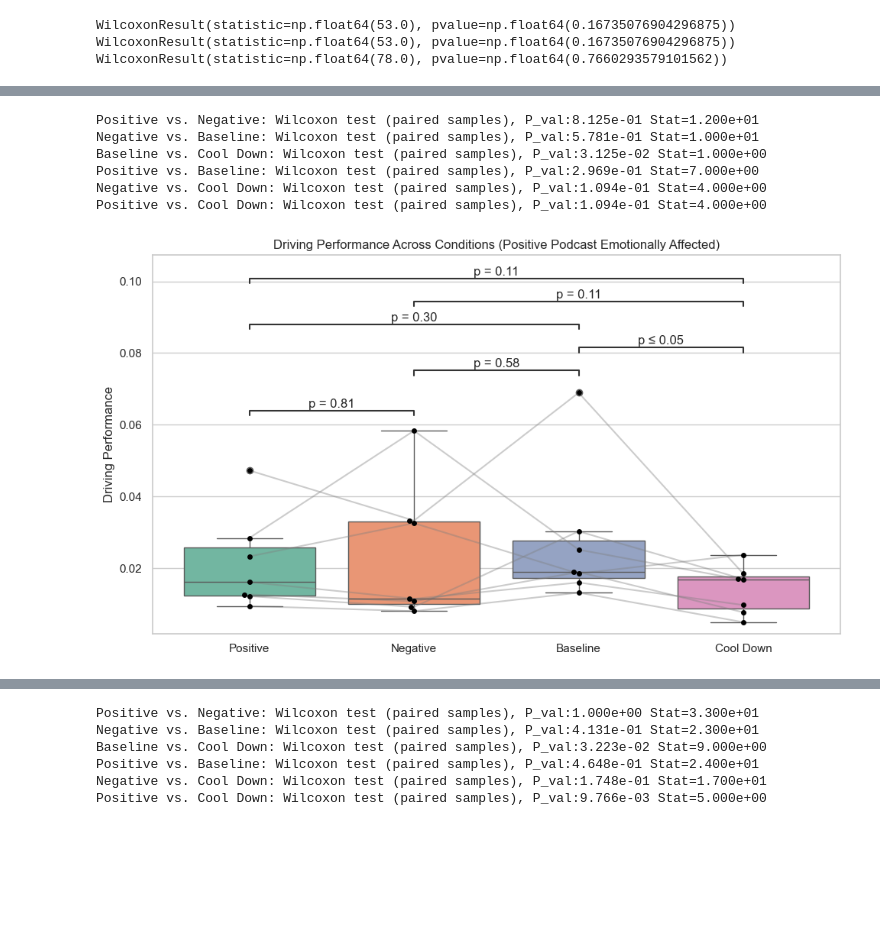
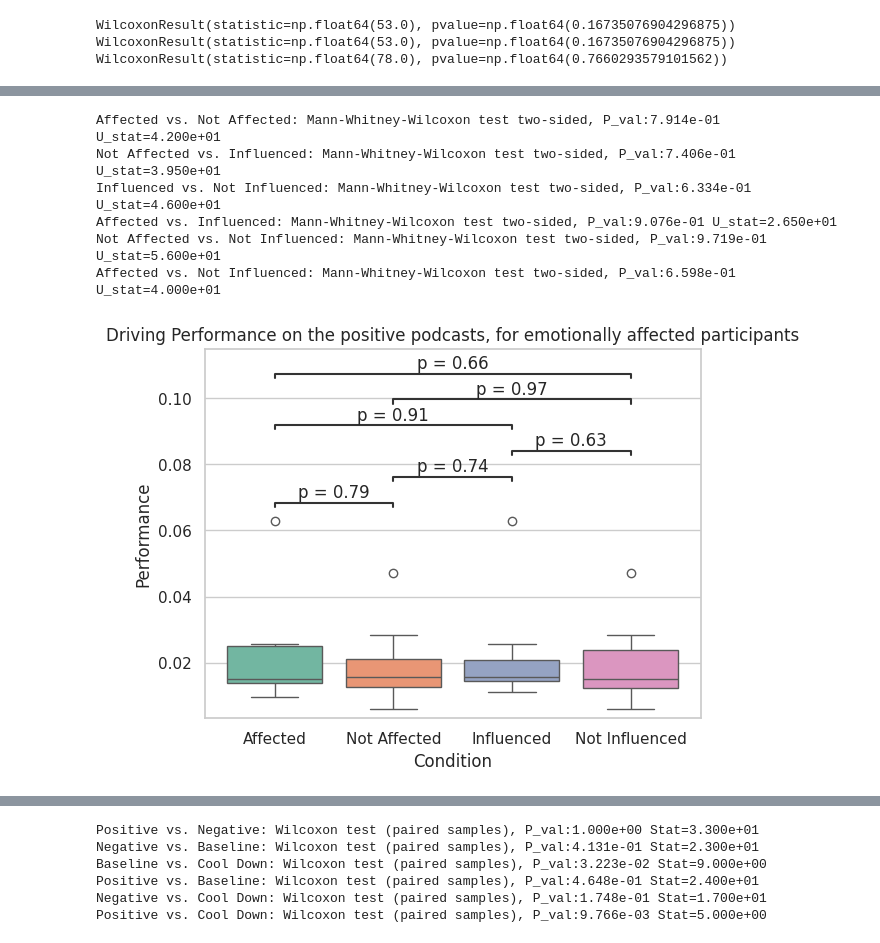
Before and after one commit to Anna-Palatkina-itu/driving_performance_project, a Jupyter notebook: window_analysis.ipynb, the cells around one changed output, grey strips where cells are left out. Drawn from its saved outputs; the diff is of its cells as text; code cells hidden in the pictures; blank space fills up the shorter version.

```diff
--- a/window_analysis.ipynb
+++ b/window_analysis.ipynb
@@ -337,16 +355,45 @@ negative_participant_indices = participant_indices[participant_indices['Particip
-# %%
-calm_filtered = [calm_stats[i] for i in range(len(calm_stats)) if i // 4 in positive_participant_indices]
-intense_filtered = [intense_stats[i] for i in range(len(intense_stats)) if i // 4 in positive_participant_indices]
-baseline_filtered = [baseline_stats[i] for i in range(len(baseline_stats)) if i // 4 in positive_participant_indices]
-cool_down_filtered = [cool_down_stats[i] for i in range(len(cool_down_stats)) if i // 4 in positive_participant_indices]
-
-paired_plot_all3(calm_filtered, intense_filtered, baseline_filtered, cool_down_filtered, 'Driving Performance Across Conditions (Positive Podcast Emotionally Affected)', 'Driving Performance', y='Mean', index=3)
-# paired_plot_all3(calm_stats, intense_stats, baseline_stats, cool_down_stats, 'Driving Performance Means Across Conditions', 'Driving Performance', y='Mean', index=3)
-# %% [output]
-Positive vs. Negative: Wilcoxon test (paired samples), P_val:8.125e-01 Stat=1.200e+01
-Negative vs. Baseline: Wilcoxon test (paired samples), P_val:5.781e-01 Stat=1.000e+01
-Baseline vs. Cool Down: Wilcoxon test (paired samples), P_val:3.125e-02 Stat=1.000e+00
-Positive vs. Baseline: Wilcoxon test (paired samples), P_val:2.969e-01 Stat=7.000e+00
-Negative vs. Cool Down: Wilcoxon test (paired samples), P_val:1.094e-01 Stat=4.000e+00
-Positive vs. Cool Down: Wilcoxon test (paired samples), P_val:1.094e-01 Stat=4.000e+00
-[figure, removed]
+# %%
+stat_index = 0
+metric_index = 3
+
+positive_affected_performance = [calm_stats[x * 4 + metric_index][stat_index] for x in positive_emotionally_affected]
+negative_affected_performance = [intense_stats[x * 4 + metric_index][stat_index] for x in negative_emotionally_affected]
+positive_not_affected_performance = [calm_stats[x * 4 + metric_index][stat_index] for x in positive_emotionally_not_affected]
+negative_not_affected_performance = [intense_stats[x * 4 + metric_index][stat_index] for x in negative_emotionally_not_affected]
+positive_influenced_performance = [calm_stats[x * 4 + metric_index][stat_index] for x in positive_influenced]
+negative_influenced_performance = [intense_stats[x * 4 + metric_index][stat_index] for x in negative_influenced]
+not_positive_influenced_performance = [calm_stats[x * 4 + metric_index][stat_index] for x in not_positive_influenced]
+not_negative_influenced_performance = [intense_stats[x * 4 + metric_index][stat_index] for x in not_negative_influenced]
+# %%
+from itertools import combinations
+
+positive_performance = pd.DataFrame({
+  'Condition': ['Affected'] * len(positive_affected_performance) + ['Not Affected'] * len(positive_not_affected_performance) +
+               ['Influenced'] * len(positive_influenced_performance) + ['Not Influenced'] * len(not_positive_influenced_performance),
+  'Performance': positive_affected_performance + positive_not_affected_performance + positive_influenced_performance + not_positive_influenced_performance
+})
+
+#x = condition, y = performance
+sns.boxplot(x='Condition', y='Performance', data=positive_performance, palette="Set2")
+plt.title('Driving Performance on the positive podcasts, for emotionally affected participants')
+
+
+#annotate the plot with statistical tests
+conditions = [ 'Affected', 'Not Affected', 'Influenced', 'Not Influenced']
+
+annotator = Annotator(plt.gca(),
+                      pairs=list(combinations(conditions, 2)),
+                      data=positive_performance,
+                      x='Condition',
+                      y='Performance')
+annotator.configure(test='Mann-Whitney', text_format='simple', loc='inside', show_test_name=False)
+annotator.apply_and_annotate()
+plt.show()
+# %% [output]
+Affected vs. Not Affected: Mann-Whitney-Wilcoxon test two-sided, P_val:7.914e-01 U_stat=4.200e+01
+Not Affected vs. Influenced: Mann-Whitney-Wilcoxon test two-sided, P_val:7.406e-01 U_stat=3.950e+01
+Influenced vs. Not Influenced: Mann-Whitney-Wilcoxon test two-sided, P_val:6.334e-01 U_stat=4.600e+01
+Affected vs. Influenced: Mann-Whitney-Wilcoxon test two-sided, P_val:9.076e-01 U_stat=2.650e+01
+Not Affected vs. Not Influenced: Mann-Whitney-Wilcoxon test two-sided, P_val:9.719e-01 U_stat=5.600e+01
+Affected vs. Not Influenced: Mann-Whitney-Wilcoxon test two-sided, P_val:6.598e-01 U_stat=4.000e+01
+[figure, added]
```
Also changed, not shown: parts of 8 cells of this notebook.
